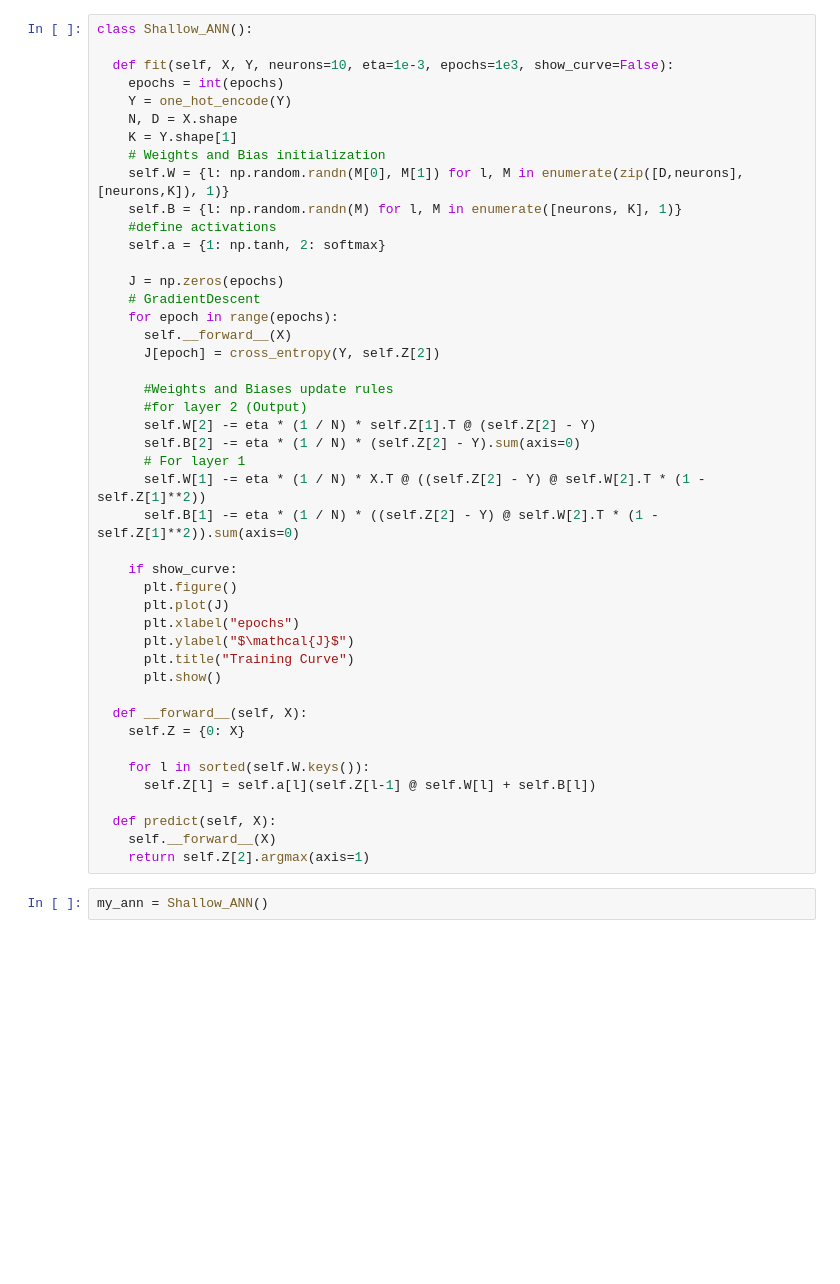
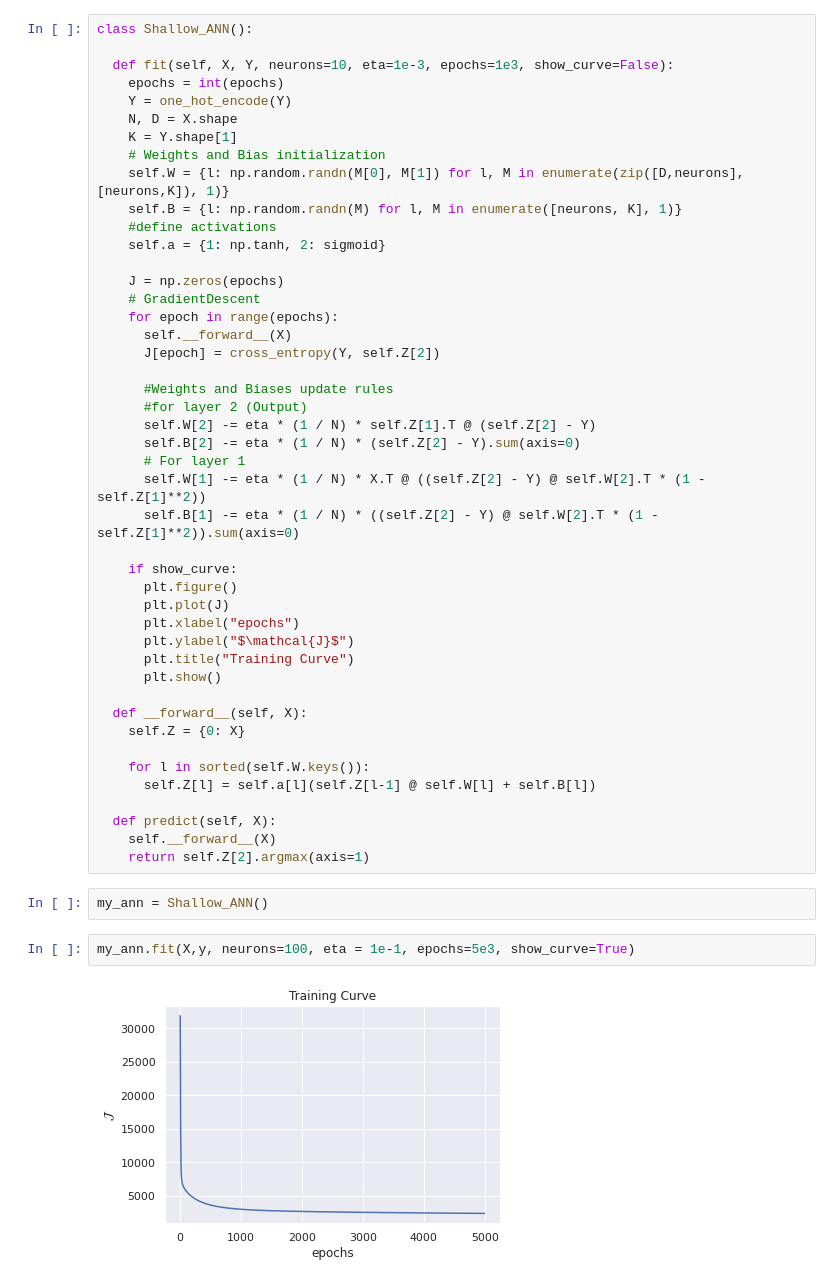
Before and after one commit to NatnaelMengistu1/DS, a Jupyter notebook: Third_Project.ipynb, the cells around one changed output. Saved outputs shown, nothing was run; the diff lists cells and outputs as text; blank space fills up the shorter version.

```diff
--- a/Third_Project.ipynb
+++ b/Third_Project.ipynb
@@ -414,7 +411,7 @@ class Shallow_ANN():
     self.W = {l: np.random.randn(M[0], M[1]) for l, M in enumerate(zip([D,neurons], [neurons,K]), 1)}
     self.B = {l: np.random.randn(M) for l, M in enumerate([neurons, K], 1)}
     #define activations
-    self.a = {1: np.tanh, 2: softmax}
+    self.a = {1: np.tanh, 2: sigmoid}
 
     J = np.zeros(epochs)
     # GradientDescent
@@ -449,4 +446,8 @@ class Shallow_ANN():
     return self.Z[2].argmax(axis=1)
 # %%
 my_ann = Shallow_ANN()
+# %%
+my_ann.fit(X,y, neurons=100, eta = 1e-1, epochs=5e3, show_curve=True)
+# %% [output]
+[figure, added]
 # %%
```
Also changed, not shown: parts of 9 cells of this notebook.
